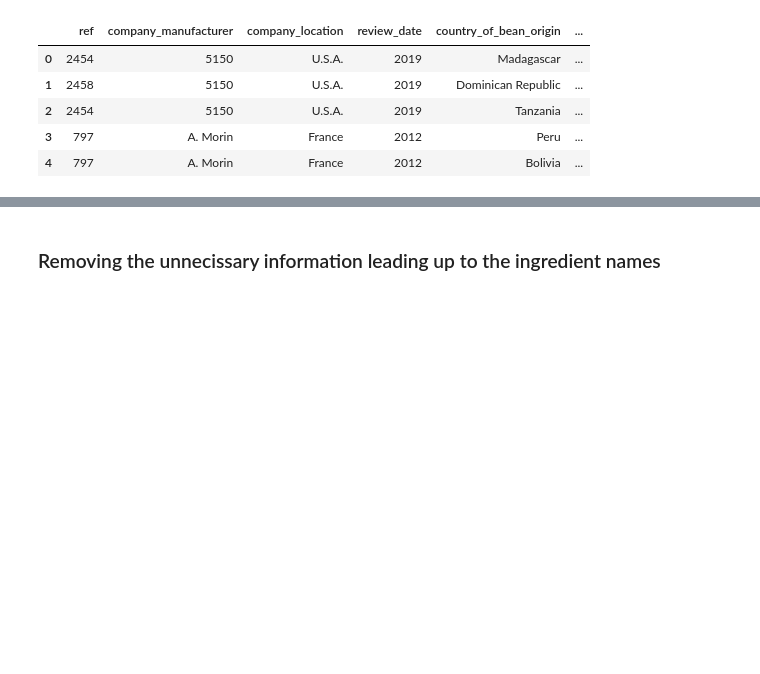
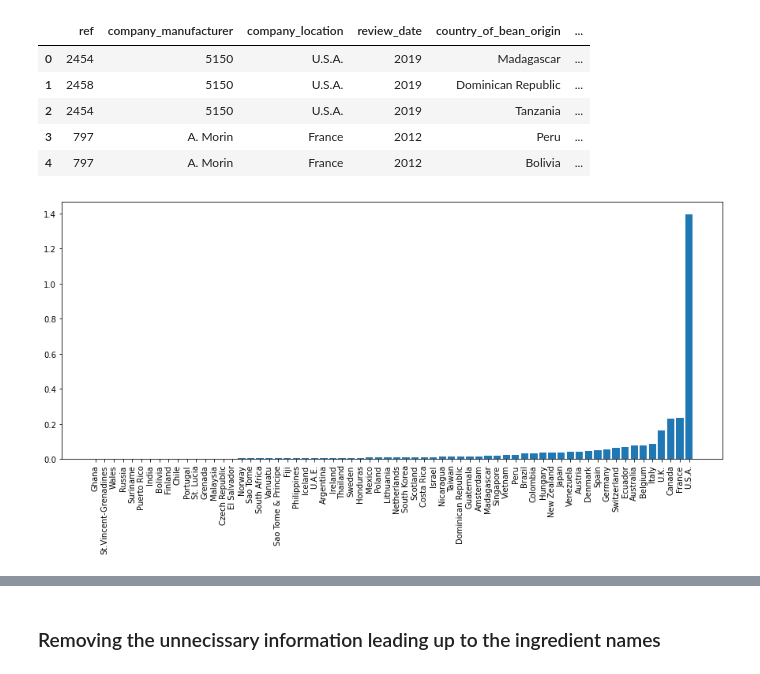
Before and after one commit to jchandleroneal/bsc-phase-three-project, a Jupyter notebook: notebooks/exploratory/chandler/main_notebook.ipynb, the cells around one changed output, grey strips where cells are left out. Cells and saved outputs as stored; diff of their text form; code cells hidden in the pictures; blank space fills up the shorter version.

Commit message:
importance of location

```diff
--- a/notebooks/exploratory/chandler/main_notebook.ipynb
+++ b/notebooks/exploratory/chandler/main_notebook.ipynb
@@ -74,6 +74,8 @@ df.columns = df.columns.str.replace(' ', '_').str.replace('(', '').str.replace('
 
 #removing percent signs from row cocoa_percent
 df = df.replace("%", "", regex=True)
+# turning percentage of cocoa into a float
+df["cocoa_percent"] = df.cocoa_percent.astype(float)
 
 df.head()
 # %% [output]
@@ -83,3 +85,25 @@ df.head()
 | 2 | 2454 | 5150 | U.S.A. | 2019 | Tanzania | ... |
 | 3 | 797 | A. Morin | France | 2012 | Peru | ... |
 | 4 | 797 | A. Morin | France | 2012 | Bolivia | ... |
+# %%
+average_ratings_company_location = df.groupby('company_location')['rating'].mean().sort_values().to_dict()
+# %%
+company_location_counts = df['company_location'].value_counts(normalize=True).to_dict()
+# %%
+import matplotlib.pyplot as plt
+companies_loc = df.company_location.unique()
+weighted_rating = []
+for company in companies_loc:
+    count = company_location_counts[company]
+    rating = average_ratings_company_location[company]
+    weighted_rating.append(count * rating)
+
+sorted_vals = sorted(list(zip(weighted_rating, companies_loc)))
+x = [val[1] for val in sorted_vals]
+y = [val[0] for val in sorted_vals]
+
+plt.figure(figsize=(15,6))
+plt.bar(x, y)
+plt.xticks(rotation=90);
+# %% [output]
+[figure, added]
```
Also changed, not shown: parts of 11 cells of this notebook.
